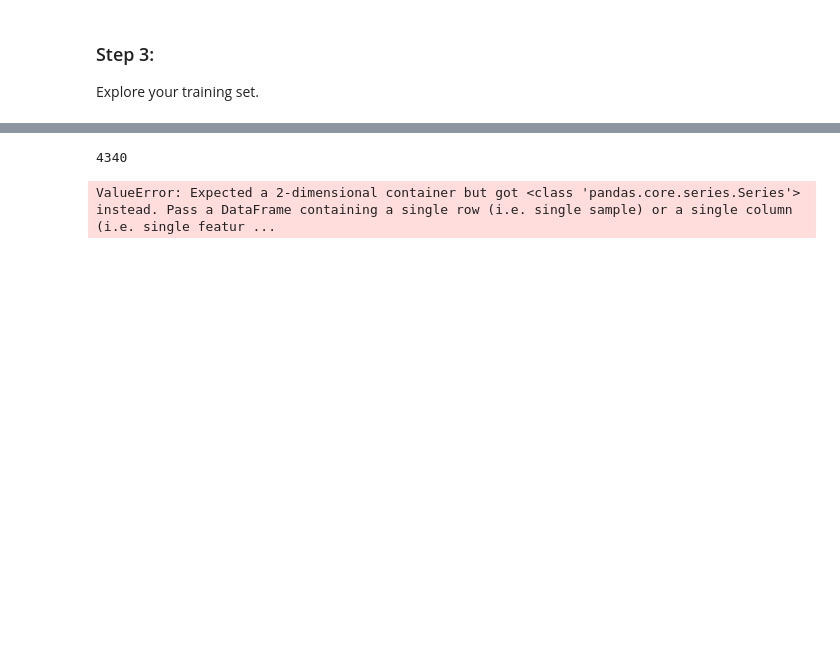
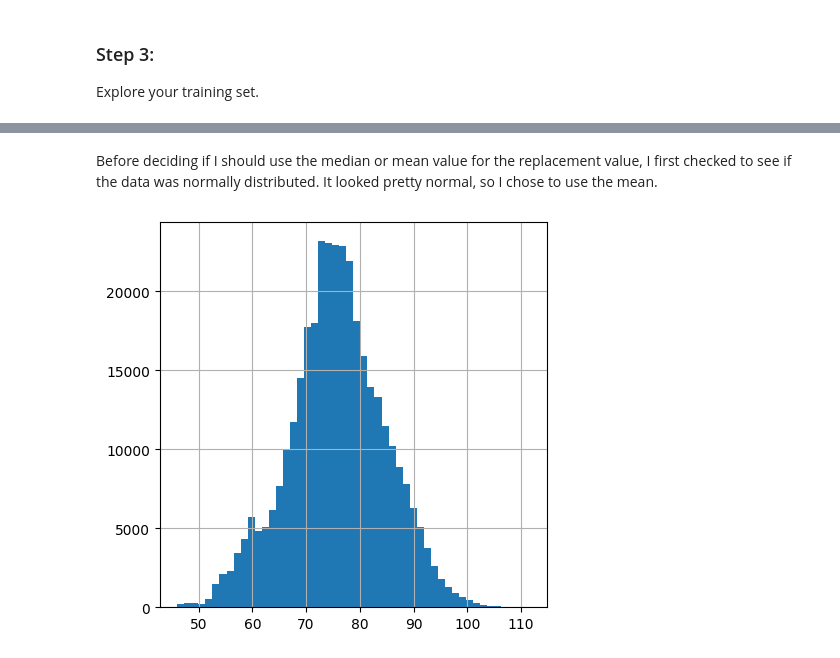
Before and after one commit to alliarnold/data71200su24, a Jupyter notebook: projectfiles/Project1.ipynb, the cells around one changed output, grey strips where cells are left out. Saved outputs shown, nothing was run; the diff lists cells and outputs as text; code cells hidden in the pictures; blank space fills up the shorter version.

```diff
--- a/projectfiles/Project1.ipynb
+++ b/projectfiles/Project1.ipynb
@@ -213,18 +209,10 @@ Advisory        0
 dtype: int64
-# %%
-nan_Ycount = y_train.isna().sum()
-
-print(nan_Ycount)
-# %% [output]
-4340
-# %%
-from sklearn.impute import SimpleImputer
-imp_mean = SimpleImputer(missing_values=np.nan, strategy='median')
-imp_mean.fit(y_train)
-SimpleImputer()
-
-# apply to both testing and training data
-y_train_new = imp_mean.transform(y_train)
-y_test_new = imp_mean.transform(y_test)
-# %% [output]
-ValueError: Expected a 2-dimensional container but got <class 'pandas.core.series.Series'> instead. Pass a DataFrame containing a single row (i.e. single sample) or a single column (i.e. single featur ...
+# %% [markdown]
+Before deciding if I should use the median or mean value for the replacement value, I first checked to see if the data was normally distributed. It looked pretty normal, so I chose to use the mean.
+# %%
+%matplotlib inline
+import matplotlib.pyplot as plt
+X_train['AirTemp'].hist(bins=50, figsize=(5,5))
+plt.show()
+# %% [output]
+[figure, added]
```
Also changed, not shown: parts of 18 cells of this notebook.
